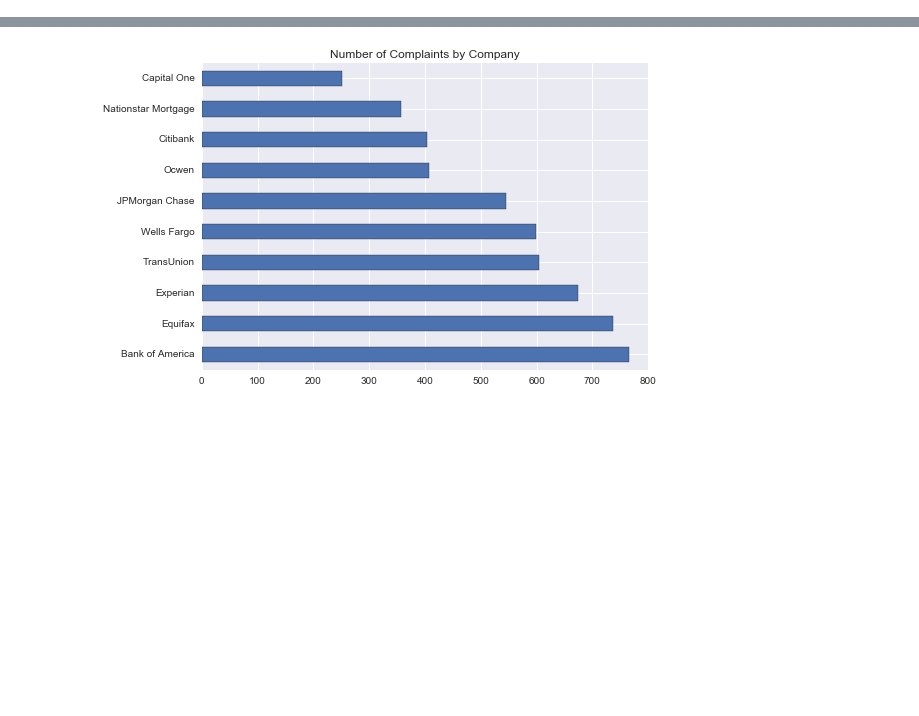
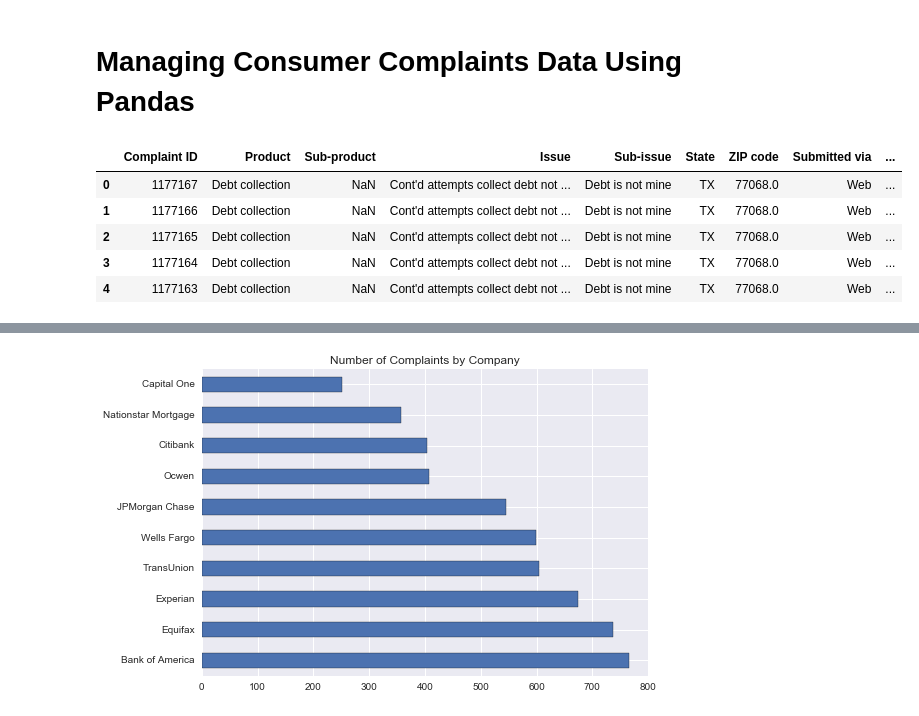
Before and after one commit to katjackson/consumer-complaints, a Jupyter notebook: consumer-complaints.ipynb, the cells around one changed output, grey strips where cells are left out. Saved outputs shown, nothing was run; the diff lists cells and outputs as text; code cells hidden in the pictures; blank space fills up the shorter version.

```diff
--- a/consumer-complaints.ipynb
+++ b/consumer-complaints.ipynb
@@ -1,3 +1,5 @@
+# %% [markdown]
+# Managing Consumer Complaints Data Using Pandas
 # %%
 %matplotlib inline
 
@@ -13,2 +13,10 @@ date_series = complaints.pop('Date received')
 # %%
-complaints.index = pd.to_datetime(date_series, format='%m/%d/%Y')
+complaints['date'] = pd.to_datetime(complaints.pop('Date received'), format='%m/%d/%Y')
+complaints.head()
+# %% [output]
+|  | Complaint ID | Product | Sub-product | Issue | Sub-issue | State | ZIP code | Submitted via | ... |
+| 0 | 1177167 | Debt collection | NaN | Cont'd attempts collect debt not ... | Debt is not mine | TX | 77068.0 | Web | ... |
+| 1 | 1177166 | Debt collection | NaN | Cont'd attempts collect debt not ... | Debt is not mine | TX | 77068.0 | Web | ... |
+| 2 | 1177165 | Debt collection | NaN | Cont'd attempts collect debt not ... | Debt is not mine | TX | 77068.0 | Web | ... |
+| 3 | 1177164 | Debt collection | NaN | Cont'd attempts collect debt not ... | Debt is not mine | TX | 77068.0 | Web | ... |
+| 4 | 1177163 | Debt collection | NaN | Cont'd attempts collect debt not ... | Debt is not mine | TX | 77068.0 | Web | ... |
```
Also changed, not shown: parts of 13 cells of this notebook, 3 other files.
